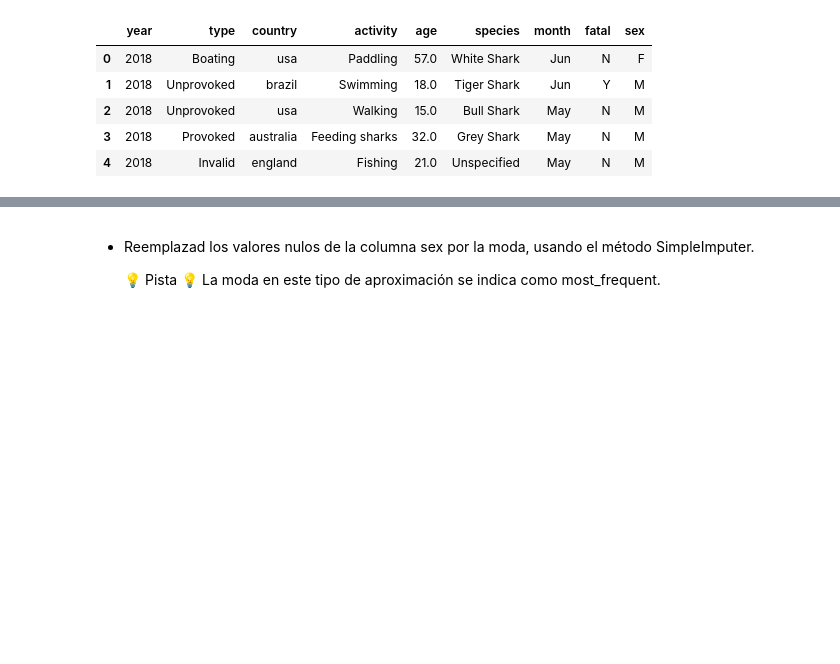
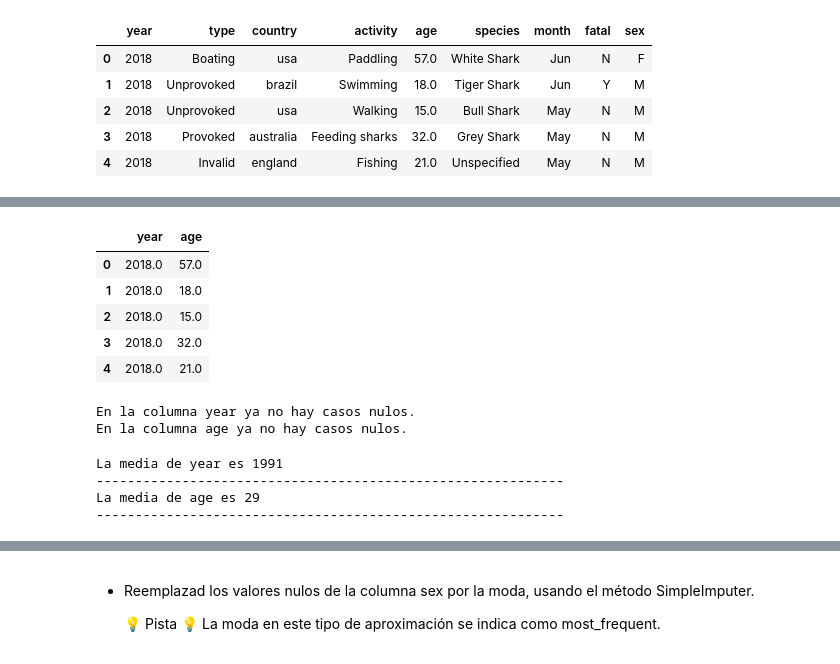
Before and after one commit to Adalab/DA-promo-c-modulo-2-sprint-2-Gadea-Laura, a Jupyter notebook: Limpieza/Limpieza-5-Sklearn.ipynb, the cells around one changed output, grey strips where cells are left out. Drawn from its saved outputs; the diff is of its cells as text; code cells hidden in the pictures; blank space fills up the shorter version.

```diff
--- a/Limpieza/Limpieza-5-Sklearn.ipynb
+++ b/Limpieza/Limpieza-5-Sklearn.ipynb
@@ -59,0 +39,3 @@ df.stb.missing()
+# %%
+#calculamos la media con el método SimpleImputer
+imputer_mean = SimpleImputer(strategy='mean', missing_values=np.nan)
@@ -59,0 +55,30 @@ df.stb.missing()
+# %%
+#pasamos a dataframe el array del bloque anterior:
+df_numericas = pd.DataFrame(imputer_mean.transform(numericas), columns = numericas.columns)
+df_numericas.head()
+# %% [output]
+|  | year | age |
+| 0 | 2018.0 | 57.0 |
+| 1 | 2018.0 | 18.0 |
+| 2 | 2018.0 | 15.0 |
+| 3 | 2018.0 | 32.0 |
+| 4 | 2018.0 | 21.0 |
+# %%
+for col in df_numericas.columns:
+    if df_numericas[col].isnull().sum() == 0:
+        print(f'En la columna {col} ya no hay casos nulos.')
+    else:
+        print(f'En la columna {col} hay {df_numericas[col].isnull().sum()} casos nulos.')
+# %% [output]
+En la columna year ya no hay casos nulos.
+En la columna age ya no hay casos nulos.
+# %%
+#calculamos la media de las columnas para comprobar luego si el reemplazo ha funcionado
+for col in df_numericas.columns:
+    print(f'La media de {col} es {round(df[col].mean())}')
+    print("------------------------------------------------------------")
+# %% [output]
+La media de year es 1991
+------------------------------------------------------------
+La media de age es 29
+------------------------------------------------------------
```
Also changed, not shown: parts of 61 cells of this notebook.
